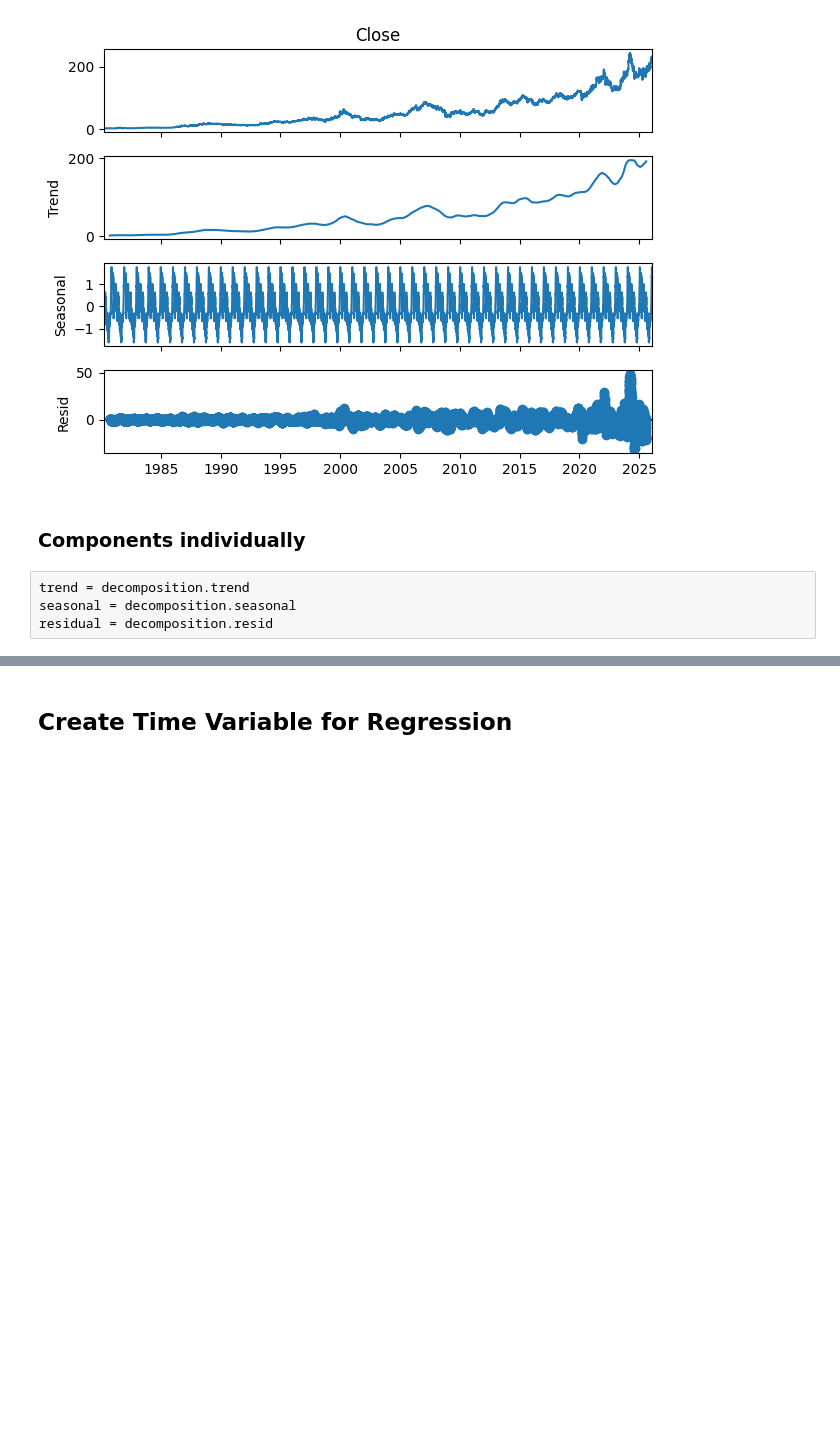
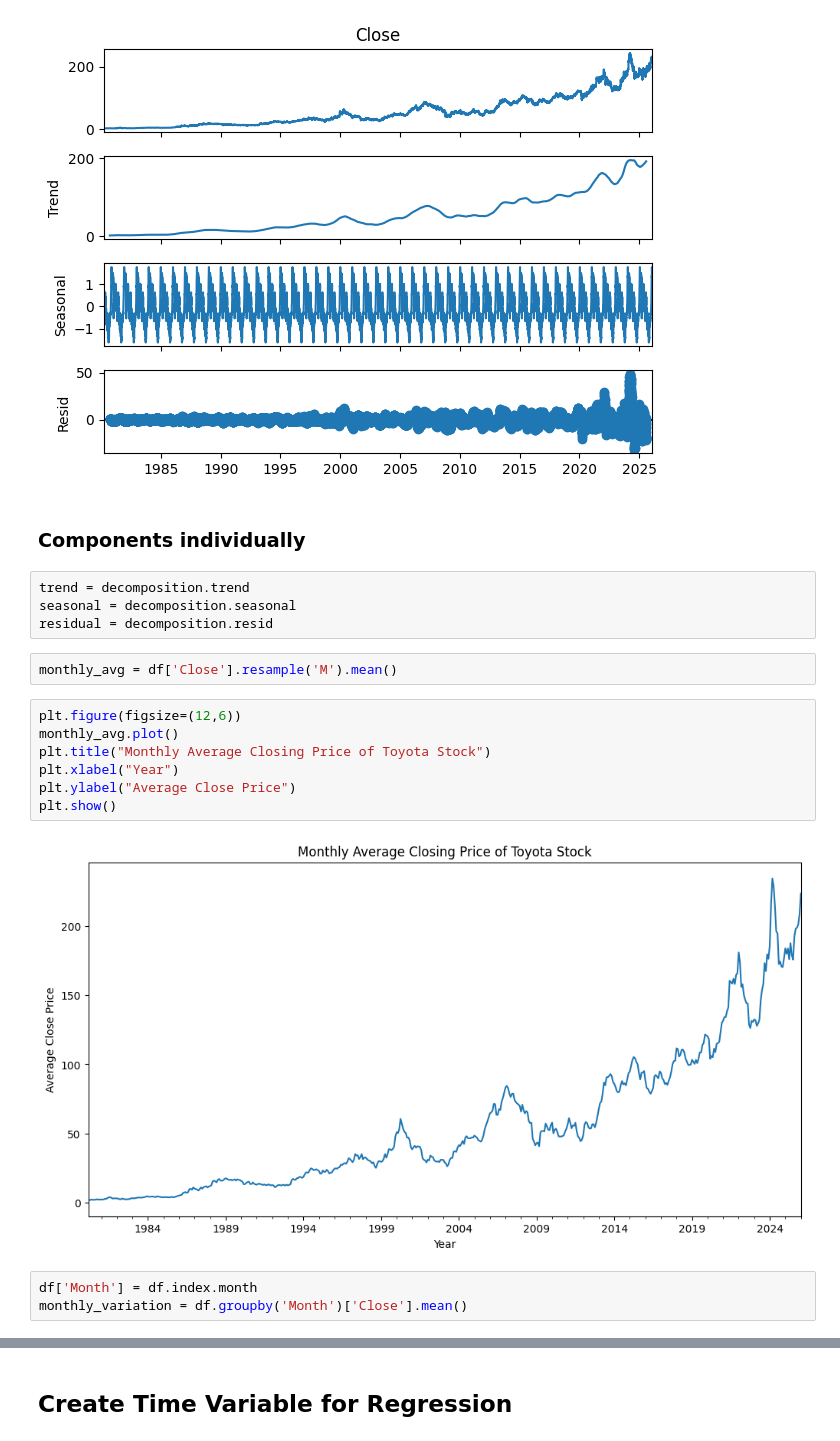
Before and after one commit to JohenPerera123/Time-Series-Analysis-of-Toyota-Stock-Prices-1980-2026-, a Jupyter notebook: Time_Series_Analysis_of_Toyota_Stock_Prices_(1980–2026).ipynb, the cells around one changed output, grey strips where cells are left out. Drawn from its saved outputs; the diff is of its cells as text; blank space fills up the shorter version.

```diff
--- a/Time_Series_Analysis_of_Toyota_Stock_Prices_(1980–2026).ipynb
+++ b/Time_Series_Analysis_of_Toyota_Stock_Prices_(1980–2026).ipynb
@@ -162,3 +171,17 @@ plt.show()
 trend = decomposition.trend
 seasonal = decomposition.seasonal
 residual = decomposition.resid
+# %%
+monthly_avg = df['Close'].resample('M').mean()
+# %%
+plt.figure(figsize=(12,6))
+monthly_avg.plot()
+plt.title("Monthly Average Closing Price of Toyota Stock")
+plt.xlabel("Year")
+plt.ylabel("Average Close Price")
+plt.show()
+# %% [output]
+[figure, added]
+# %%
+df['Month'] = df.index.month
+monthly_variation = df.groupby('Month')['Close'].mean()
```
Also changed, not shown: parts of 21 cells of this notebook.
